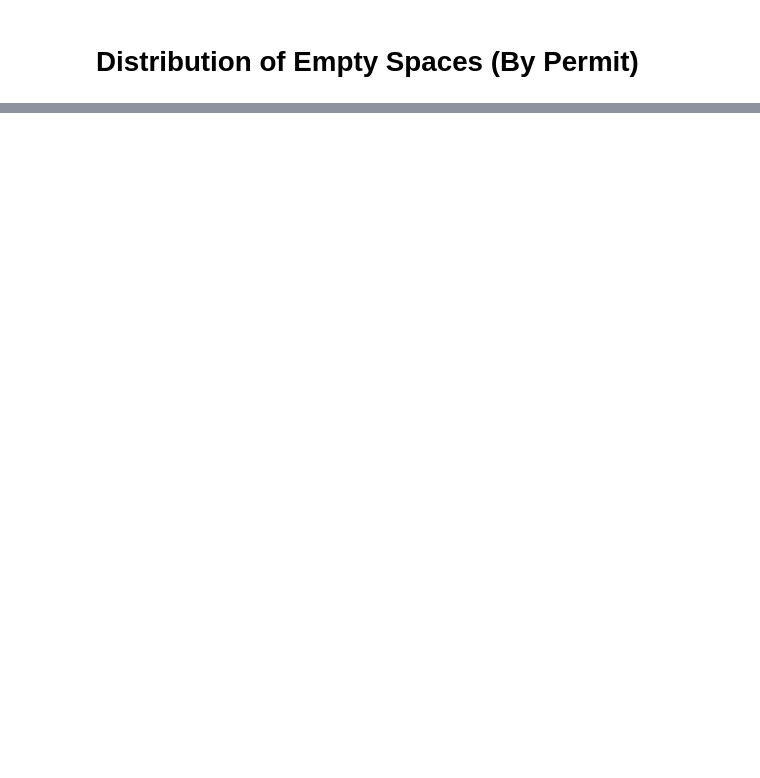
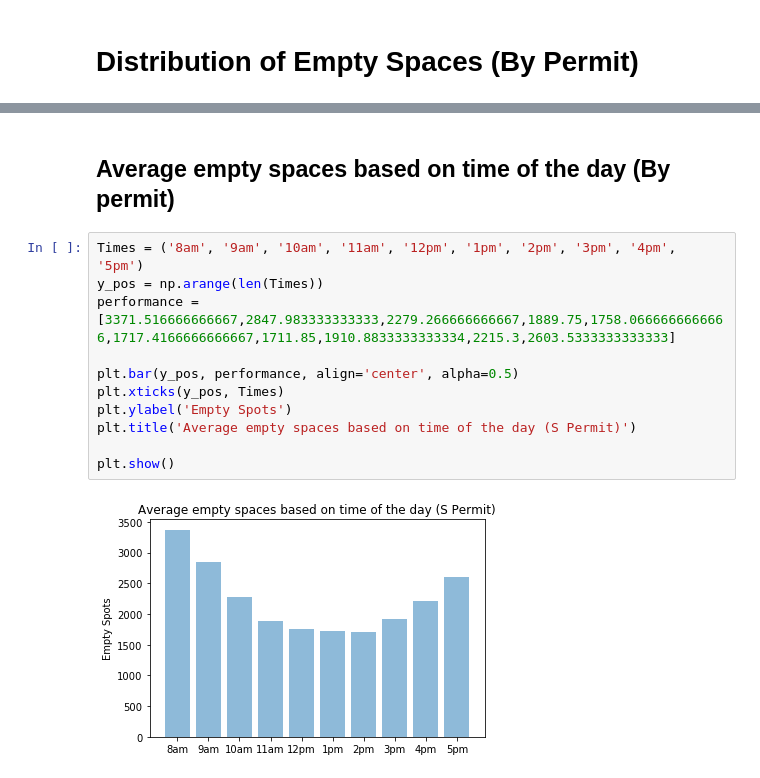
Before and after one commit to Maguilar43/ECE143_FinalProject, a Jupyter notebook: codes/Group18_Visualizations.ipynb, the cells around one changed output, grey strips where cells are left out. Saved outputs shown, nothing was run; the diff lists cells and outputs as text; blank space fills up the shorter version.

```diff
--- a/codes/Group18_Visualizations.ipynb
+++ b/codes/Group18_Visualizations.ipynb
@@ -119,0 +121,15 @@ plt.show()
+# %% [markdown]
+## Average empty spaces based on time of the day (By permit)
+# %%
+Times = ('8am', '9am', '10am', '11am', '12pm', '1pm', '2pm', '3pm', '4pm', '5pm')
+y_pos = np.arange(len(Times))
+performance = [3371.516666666667,2847.983333333333,2279.266666666667,1889.75,1758.0666666666666,1717.4166666666667,1711.85,1910.8833333333334,2215.3,2603.5333333333333]
+
+plt.bar(y_pos, performance, align='center', alpha=0.5)
+plt.xticks(y_pos, Times)
+plt.ylabel('Empty Spots')
+plt.title('Average empty spaces based on time of the day (S Permit)')
+
+plt.show()
+# %% [output]
+[figure, added]
```
Also changed, not shown: parts of 6 cells of this notebook.
